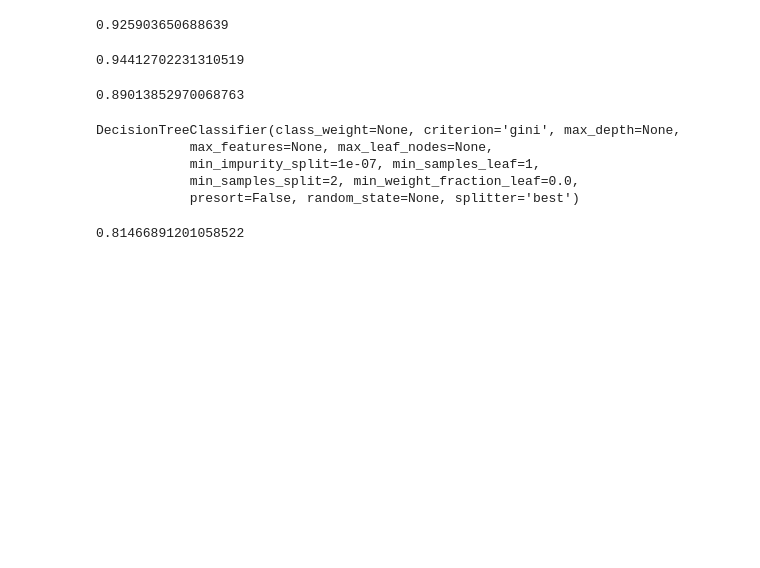
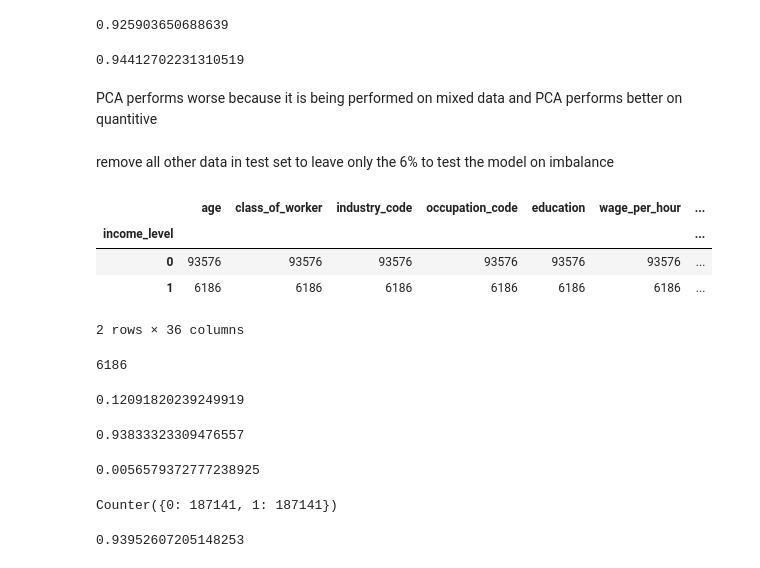
Before and after one commit to jcarpenter12/Imbalanced-Classification, a Jupyter notebook: Untitled4.ipynb, the cells around one changed output. Drawn from its saved outputs; the diff is of its cells as text; code cells hidden in the pictures; blank space fills up the shorter version.

```diff
--- a/Untitled4.ipynb
+++ b/Untitled4.ipynb
@@ -469,19 +471,50 @@ rf.fit(X_train,y_train)
 rf.score(X_test,y_test)
 # %% [output]
 0.94412702231310519
-# %%
-classifier.score(X_test_transformed,y_test)
-# %% [output]
-0.89013852970068763
-# %%
-classifier.fit(X_train,y_train)
-# %% [output]
-DecisionTreeClassifier(class_weight=None, criterion='gini', max_depth=None,
-            max_features=None, max_leaf_nodes=None,
-            min_impurity_split=1e-07, min_samples_leaf=1,
-            min_samples_split=2, min_weight_fraction_leaf=0.0,
-            presort=False, random_state=None, splitter='best')
-# %%
-classifier.score(X_test,y_test)
-# %% [output]
-0.81466891201058522
+# %% [markdown]
+PCA performs worse because it is being performed on mixed data and PCA performs better on quantitive
+# %% [markdown]
+remove all other data in test set to leave only the 6% to test the model on imbalance
+# %%
+
+display(test.groupby('income_level').count())
+imbalance_test = test[test['income_level'] == 1]
+print(len(imbalance_test.index))
+X_itest, y_itest  = imbalance_test.drop(['income_level'],axis=1),imbalance_test['income_level']
+# %% [output]
+|  | age | class_of_worker | industry_code | occupation_code | education | wage_per_hour | ... |
+| income_level |  |  |  |  |  |  | ... |
+| 0 | 93576 | 93576 | 93576 | 93576 | 93576 | 93576 | ... |
+| 1 | 6186 | 6186 | 6186 | 6186 | 6186 | 6186 | ... |
+2 rows × 36 columns
+6186
+# %%
+rf.score(X_itest,y_itest)
+#scores very low on '1' due to the large imbalance in the data skewing the model
+# %% [output]
+0.12091820239249919
+# %%
+rf = RandomForestClassifier(n_estimators=100,random_state=10,class_weight="balanced")
+rf.fit(X_train,y_train)
+rf.score(X_test,y_test)
+# %% [output]
+0.93833323309476557
+# %%
+rf.score(X_itest,y_itest)
+# %% [output]
+0.0056579372777238925
+# %%
+#oversampling using MOTE
+rf = RandomForestClassifier(n_estimators=100,random_state=10,n_jobs=-1)
+
+X_resampled, y_resampled = SMOTE(random_state=0,ratio=1.0).fit_sample(X_train, y_train)
+from collections import Counter
+print(Counter(y_resampled))
+# %% [output]
+Counter({0: 187141, 1: 187141})
+# %%
+rf.fit(X_resampled, y_resampled)
+rf.predict(X_test)
+rf.score(X_test,y_test)
+# %% [output]
+0.93952607205148253
```
Also changed, not shown: parts of 2 cells of this notebook, 1 other file.
